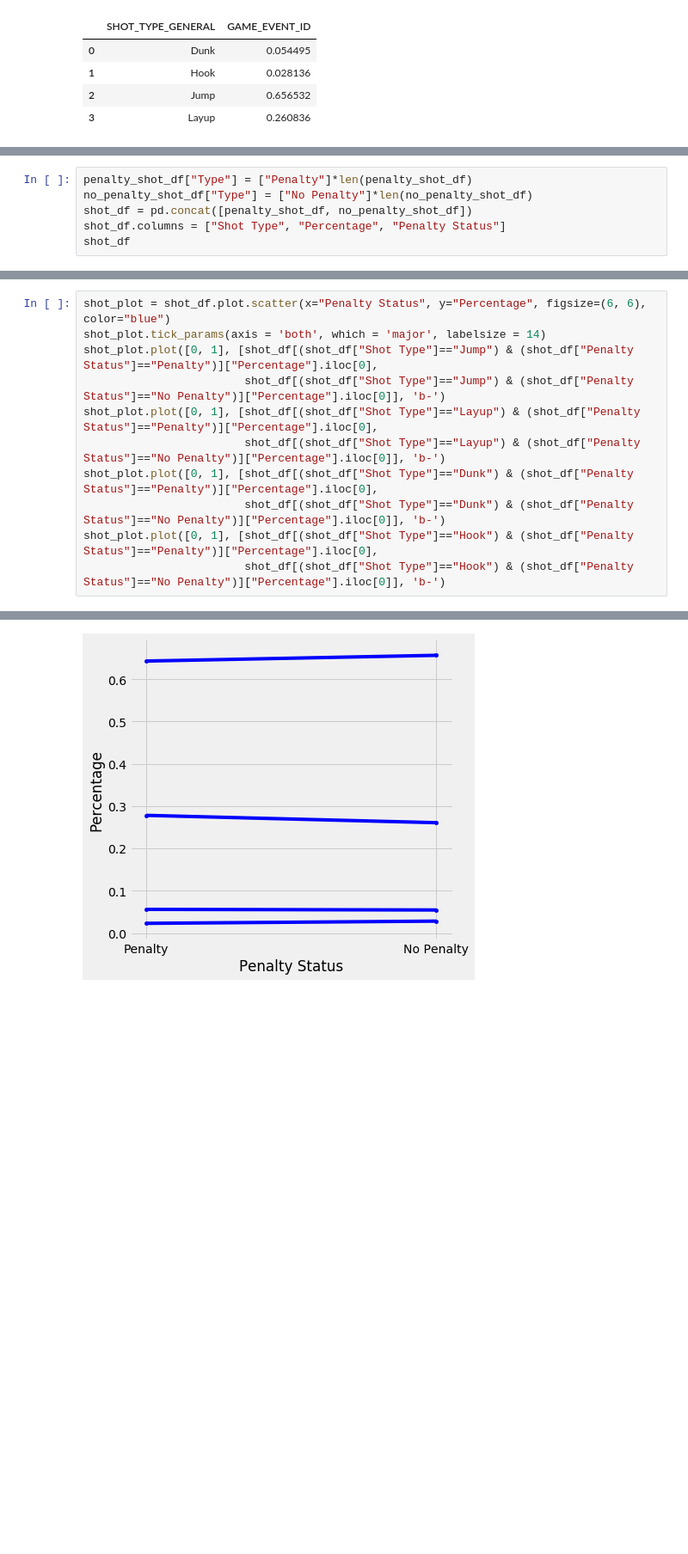
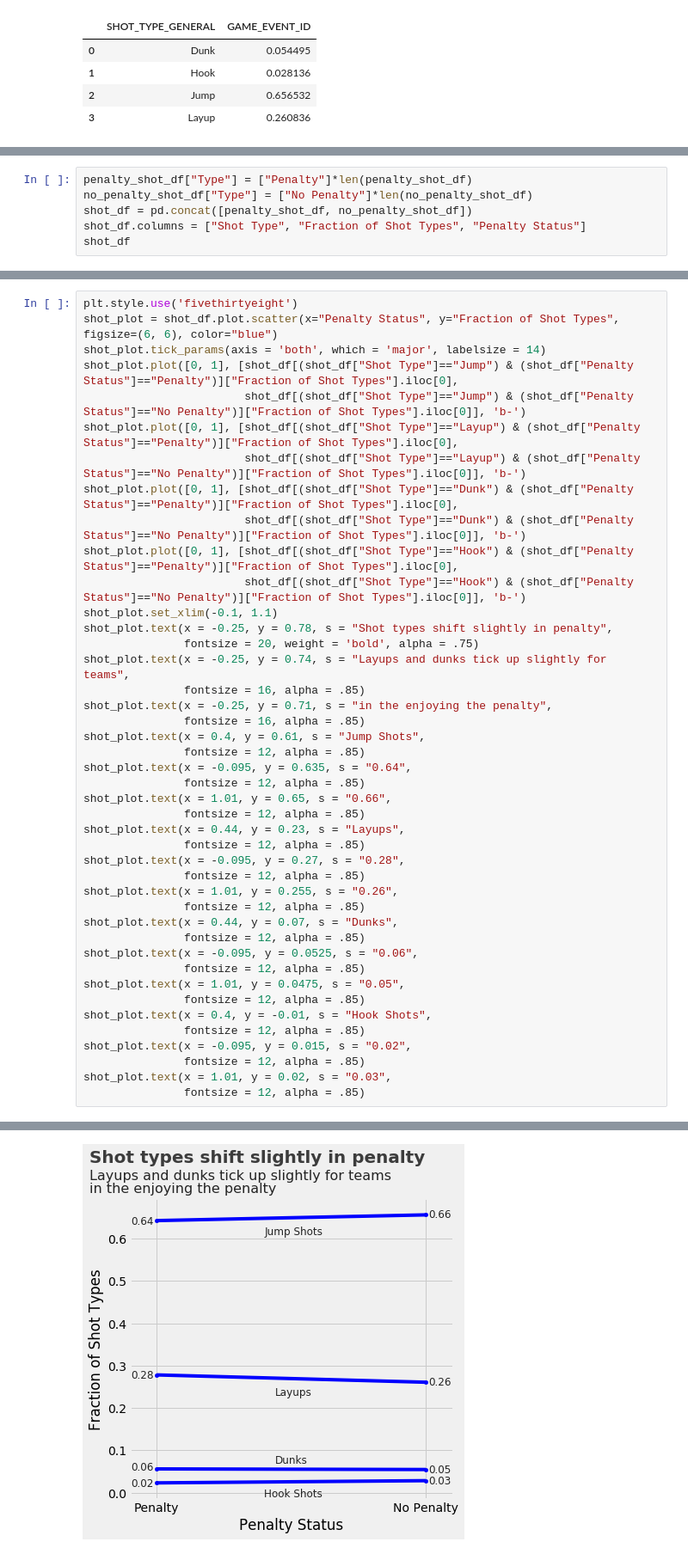
Before and after one commit to basketballrelativity/team-fouls, a Jupyter notebook: exploration.ipynb, the cells around one changed output, grey strips where cells are left out. Shown at 86% size. Saved outputs shown, nothing was run; the diff lists cells and outputs as text; blank space fills up the shorter version.

```diff
--- a/exploration.ipynb
+++ b/exploration.ipynb
@@ -283,6 +272,6 @@ no_penalty_shot_df
 penalty_shot_df["Type"] = ["Penalty"]*len(penalty_shot_df)
 no_penalty_shot_df["Type"] = ["No Penalty"]*len(no_penalty_shot_df)
 shot_df = pd.concat([penalty_shot_df, no_penalty_shot_df])
-shot_df.columns = ["Shot Type", "Percentage", "Penalty Status"]
+shot_df.columns = ["Shot Type", "Fraction of Shot Types", "Penalty Status"]
 shot_df
 # %% [output]
@@ -296,14 +285,46 @@ shot_df
 | 2 | Jump | 0.656532 | No Penalty |
 | 3 | Layup | 0.260836 | No Penalty |
 # %%
-shot_plot = shot_df.plot.scatter(x="Penalty Status", y="Percentage", figsize=(6, 6), color="blue")
+plt.style.use('fivethirtyeight')
+shot_plot = shot_df.plot.scatter(x="Penalty Status", y="Fraction of Shot Types", figsize=(6, 6), color="blue")
 shot_plot.tick_params(axis = 'both', which = 'major', labelsize = 14)
-shot_plot.plot([0, 1], [shot_df[(shot_df["Shot Type"]=="Jump") & (shot_df["Penalty Status"]=="Penalty")]["Percentage"].iloc[0],
-                        shot_df[(shot_df["Shot Type"]=="Jump") & (shot_df["Penalty Status"]=="No Penalty")]["Percentage"].iloc[0]], 'b-')
-shot_plot.plot([0, 1], [shot_df[(shot_df["Shot Type"]=="Layup") & (shot_df["Penalty Status"]=="Penalty")]["Percentage"].iloc[0],
-                        shot_df[(shot_df["Shot Type"]=="Layup") & (shot_df["Penalty Status"]=="No Penalty")]["Percentage"].iloc[0]], 'b-')
-shot_plot.plot([0, 1], [shot_df[(shot_df["Shot Type"]=="Dunk") & (shot_df["Penalty Status"]=="Penalty")]["Percentage"].iloc[0],
-                        shot_df[(shot_df["Shot Type"]=="Dunk") & (shot_df["Penalty Status"]=="No Penalty")]["Percentage"].iloc[0]], 'b-')
-shot_plot.plot([0, 1], [shot_df[(shot_df["Shot Type"]=="Hook") & (shot_df["Penalty Status"]=="Penalty")]["Percentage"].iloc[0],
-                        shot_df[(shot_df["Shot Type"]=="Hook") & (shot_df["Penalty Status"]=="No Penalty")]["Percentage"].iloc[0]], 'b-')
+shot_plot.plot([0, 1], [shot_df[(shot_df["Shot Type"]=="Jump") & (shot_df["Penalty Status"]=="Penalty")]["Fraction of Shot Types"].iloc[0],
+                        shot_df[(shot_df["Shot Type"]=="Jump") & (shot_df["Penalty Status"]=="No Penalty")]["Fraction of Shot Types"].iloc[0]], 'b-')
+shot_plot.plot([0, 1], [shot_df[(shot_df["Shot Type"]=="Layup") & (shot_df["Penalty Status"]=="Penalty")]["Fraction of Shot Types"].iloc[0],
+                        shot_df[(shot_df["Shot Type"]=="Layup") & (shot_df["Penalty Status"]=="No Penalty")]["Fraction of Shot Types"].iloc[0]], 'b-')
+shot_plot.plot([0, 1], [shot_df[(shot_df["Shot Type"]=="Dunk") & (shot_df["Penalty Status"]=="Penalty")]["Fraction of Shot Types"].iloc[0],
+                        shot_df[(shot_df["Shot Type"]=="Dunk") & (shot_df["Penalty Status"]=="No Penalty")]["Fraction of Shot Types"].iloc[0]], 'b-')
+shot_plot.plot([0, 1], [shot_df[(shot_df["Shot Type"]=="Hook") & (shot_df["Penalty Status"]=="Penalty")]["Fraction of Shot Types"].iloc[0],
+                        shot_df[(shot_df["Shot Type"]=="Hook") & (shot_df["Penalty Status"]=="No Penalty")]["Fraction of Shot Types"].iloc[0]], 'b-')
+shot_plot.set_xlim(-0.1, 1.1)
+shot_plot.text(x = -0.25, y = 0.78, s = "Shot types shift slightly in penalty",
+               fontsize = 20, weight = 'bold', alpha = .75)
+shot_plot.text(x = -0.25, y = 0.74, s = "Layups and dunks tick up slightly for teams",
+               fontsize = 16, alpha = .85)
+shot_plot.text(x = -0.25, y = 0.71, s = "in the enjoying the penalty",
+               fontsize = 16, alpha = .85)
+shot_plot.text(x = 0.4, y = 0.61, s = "Jump Shots",
+               fontsize = 12, alpha = .85)
+shot_plot.text(x = -0.095, y = 0.635, s = "0.64",
+               fontsize = 12, alpha = .85)
+shot_plot.text(x = 1.01, y = 0.65, s = "0.66",
+               fontsize = 12, alpha = .85)
+shot_plot.text(x = 0.44, y = 0.23, s = "Layups",
+               fontsize = 12, alpha = .85)
+shot_plot.text(x = -0.095, y = 0.27, s = "0.28",
+               fontsize = 12, alpha = .85)
+shot_plot.text(x = 1.01, y = 0.255, s = "0.26",
+               fontsize = 12, alpha = .85)
+shot_plot.text(x = 0.44, y = 0.07, s = "Dunks",
+               fontsize = 12, alpha = .85)
+shot_plot.text(x = -0.095, y = 0.0525, s = "0.06",
+               fontsize = 12, alpha = .85)
+shot_plot.text(x = 1.01, y = 0.0475, s = "0.05",
+               fontsize = 12, alpha = .85)
+shot_plot.text(x = 0.4, y = -0.01, s = "Hook Shots",
+               fontsize = 12, alpha = .85)
+shot_plot.text(x = -0.095, y = 0.015, s = "0.02",
+               fontsize = 12, alpha = .85)
+shot_plot.text(x = 1.01, y = 0.02, s = "0.03",
+               fontsize = 12, alpha = .85)
 # %% [output]
@@ -311 +332 @@ shot_plot.plot([0, 1], [shot_df[(shot_df["Shot Type"]=="Hook") & (shot_df["Penal
-[figure, old version]
+[figure, new version]
```
Also changed, not shown: parts of 22 cells of this notebook, 6 other files.
